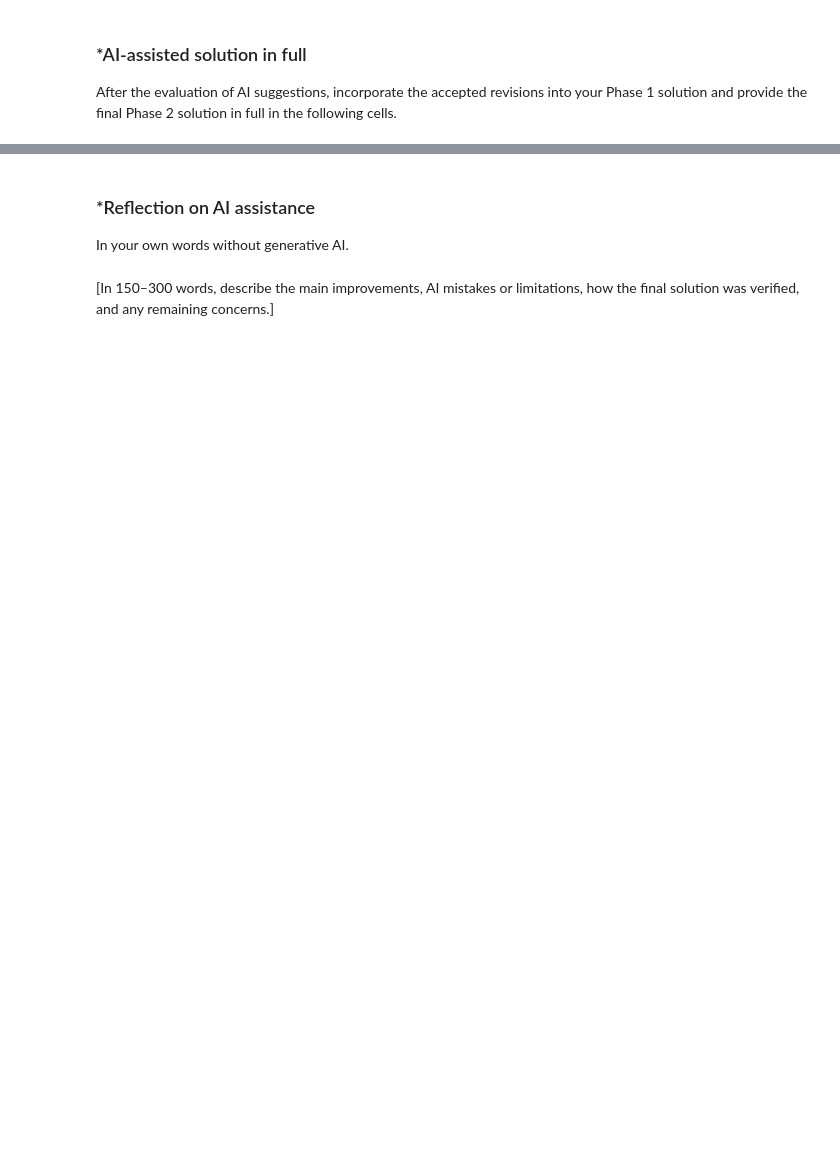
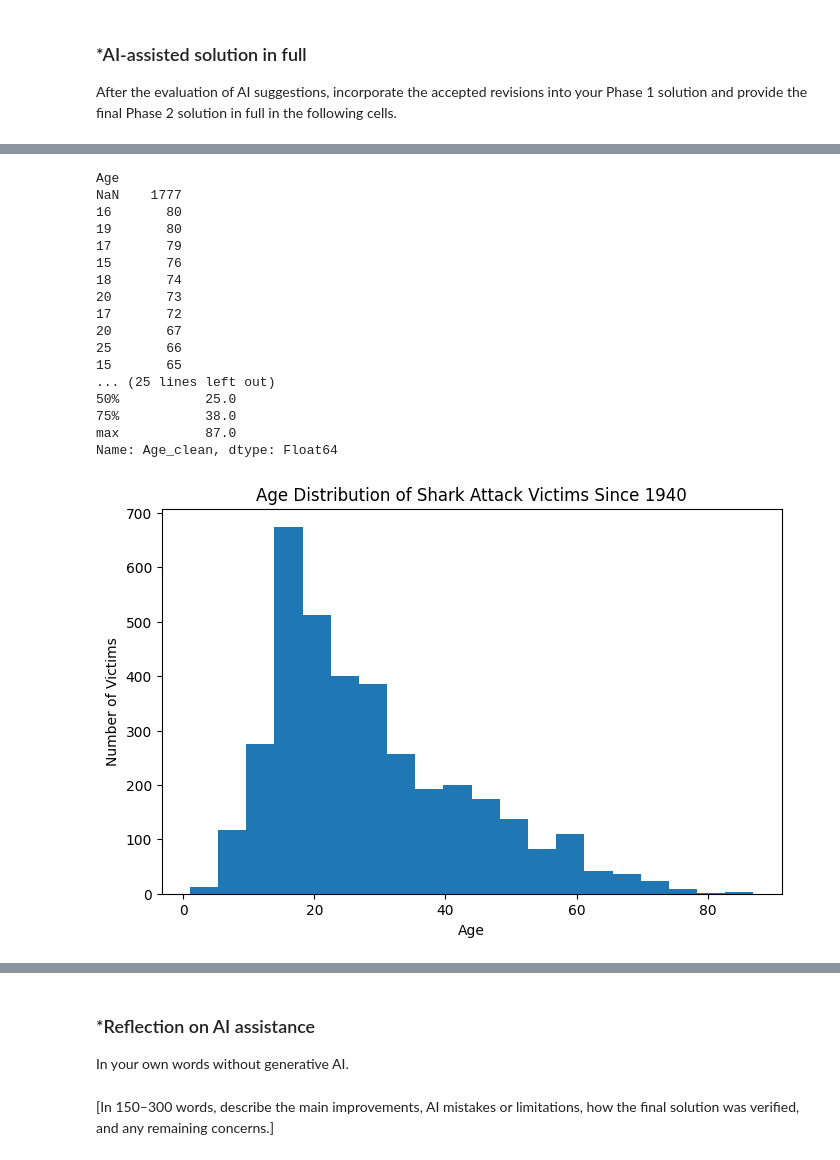
Before and after one commit to rushilnanga/A01-data-wrangling, a Jupyter notebook: notebook.ipynb, the cells around one changed output, grey strips where cells are left out. Cells and saved outputs as stored; diff of their text form; code cells hidden in the pictures; blank space fills up the shorter version.

```diff
--- a/notebook.ipynb
+++ b/notebook.ipynb
@@ -250,0 +436,49 @@ After the evaluation of AI suggestions, incorporate the accepted revisions into
+# %%
+print(
+    shark_recent["Age"]
+    .value_counts(dropna=False)
+    .head(30)
+)
+
+shark_recent["Age_clean"] = pd.to_numeric(
+    shark_recent["Age"]
+    .astype("string")
+    .str.strip(),
+    errors="coerce"
+)
+
+shark_recent["Age_clean"] = shark_recent["Age_clean"].where(
+    shark_recent["Age_clean"].between(0, 100)
+)
+
+print(shark_recent["Age_clean"].describe())
+
+plt.figure(figsize=(8, 5))
+plt.hist(
+    shark_recent["Age_clean"].dropna(),
+    bins=20
+)
+
+plt.xlabel("Age")
+plt.ylabel("Number of Victims")
+plt.title("Age Distribution of Shark Attack Victims Since 1940")
+plt.show()
+# %% [output]
+Age
+NaN    1777
+16       80
+19       80
+17       79
+15       76
+18       74
+20       73
+17       72
+20       67
+25       66
+15       65
+... (25 lines left out)
+50%           25.0
+75%           38.0
+max           87.0
+Name: Age_clean, dtype: Float64
+[figure, added]
```
Also changed, not shown: parts of 10 cells of this notebook.
